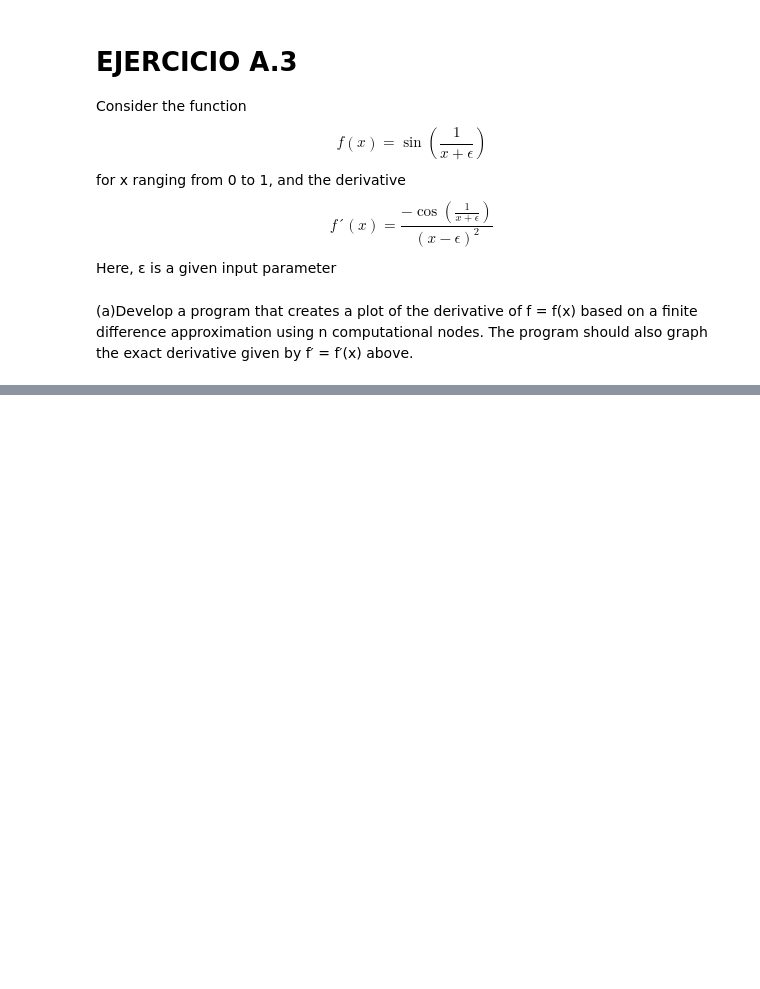
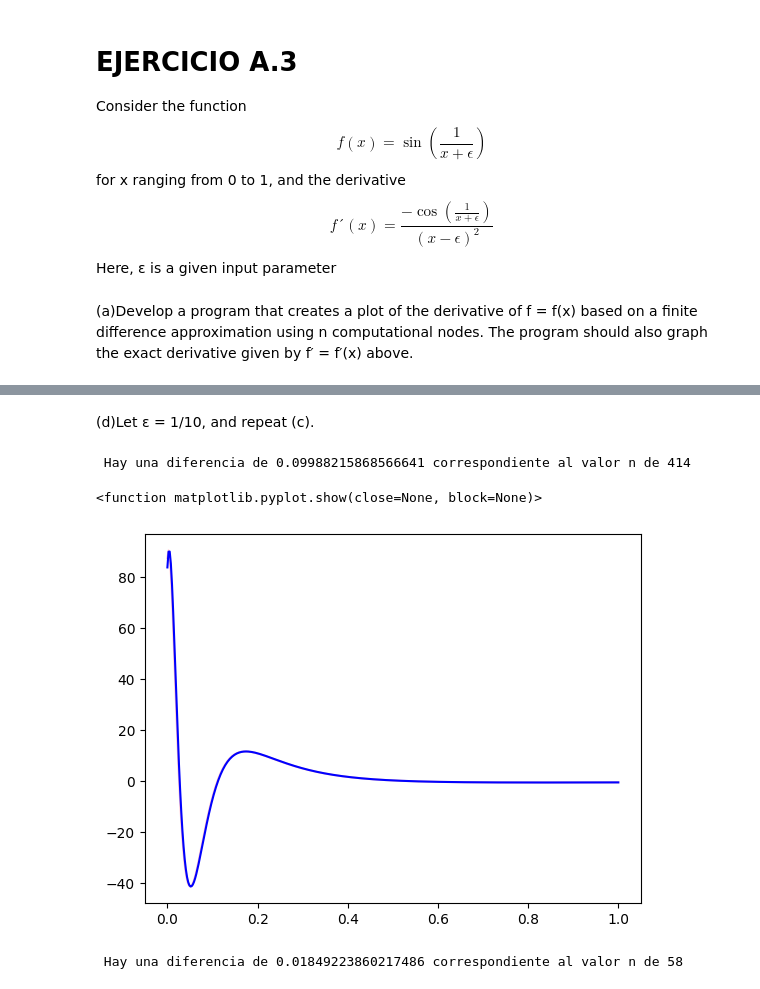
Before and after one commit to LuisDiegoDACA/aa, a Jupyter notebook: Tarea 3.ipynb, the cells around one changed output, grey strips where cells are left out. Drawn from its saved outputs; the diff is of its cells as text; code cells hidden in the pictures; blank space fills up the shorter version.

```diff
--- a/Tarea 3.ipynb
+++ b/Tarea 3.ipynb
@@ -114,0 +141,13 @@ def derivada()
+# %%
+def derivadab(funcion,fderivda,epsilon):
+    diferencia = 0
+    n=1
+    while True:
+        dominio=np.linspace(0,1,n+1)
+        h = dominio[1]-dominio[0]
+        defderivada= (funcion(dominio+h,epsilon ) - funcion(dominio,epsilon ))/h
+        diferencia = np.abs(np.mean(fderivda(dominio,epsilon)) - np.mean(defderivada))
+        if diferencia < .1:
+            break
+        n = n+1
+    return print(f" Hay una diferencia de {diferencia} correspondiente al valor n de {n}")
@@ -114,0 +165,13 @@ def derivada()
+# %% [markdown]
+(d)Let ε = 1/10, and repeat (c).
+# %%
+derivadab(ff,df,1/10)
+derivadagrafica(390,ff,df,1/10)
+# %% [output]
+ Hay una diferencia de 0.09988215868566641 correspondiente al valor n de 414
+<function matplotlib.pyplot.show(close=None, block=None)>
+[figure, added]
+# %%
+derivadab(ff,df,1/20)
+# %% [output]
+ Hay una diferencia de 0.01849223860217486 correspondiente al valor n de 58
```
Also changed, not shown: parts of 39 cells of this notebook.
